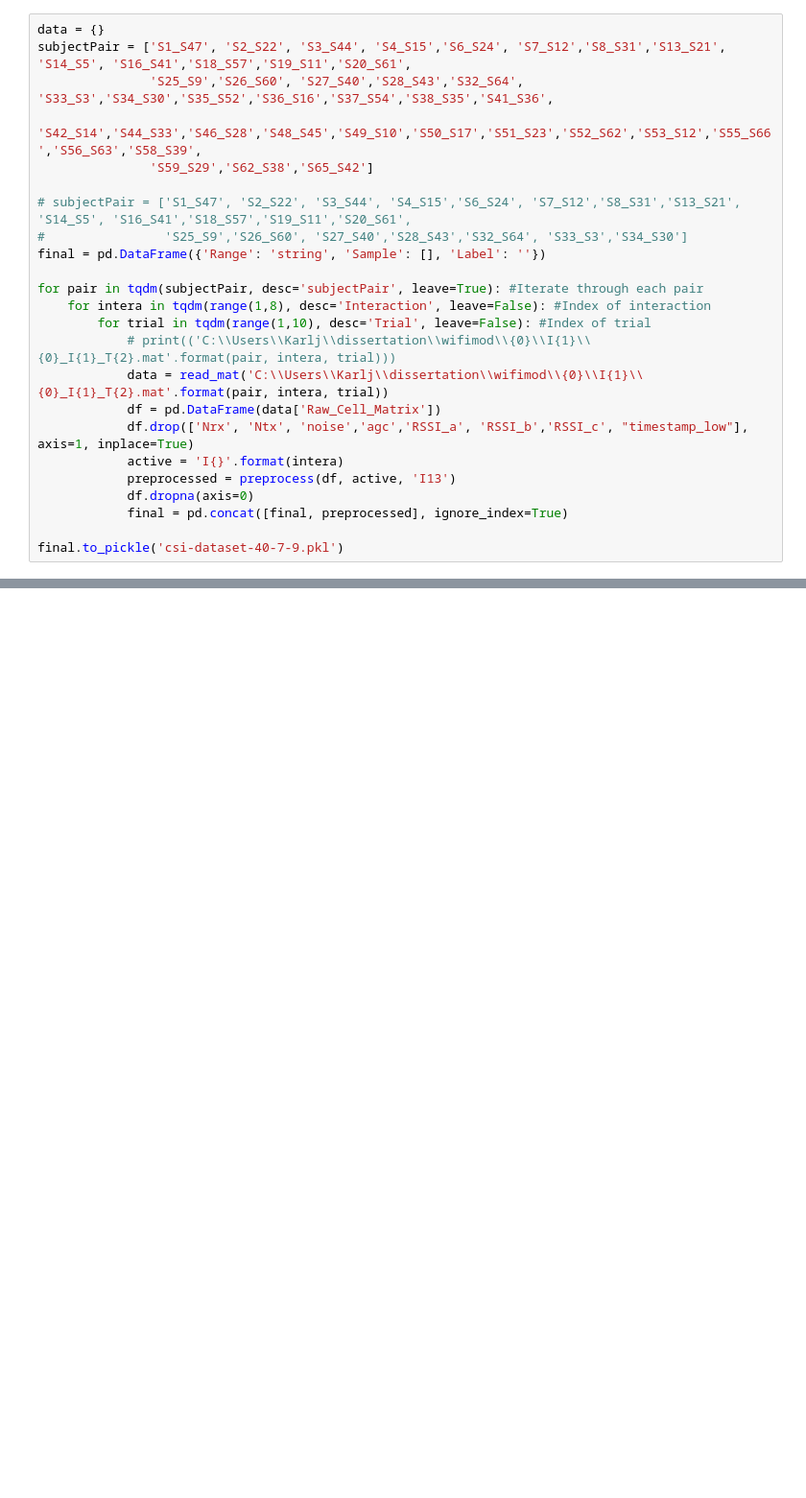
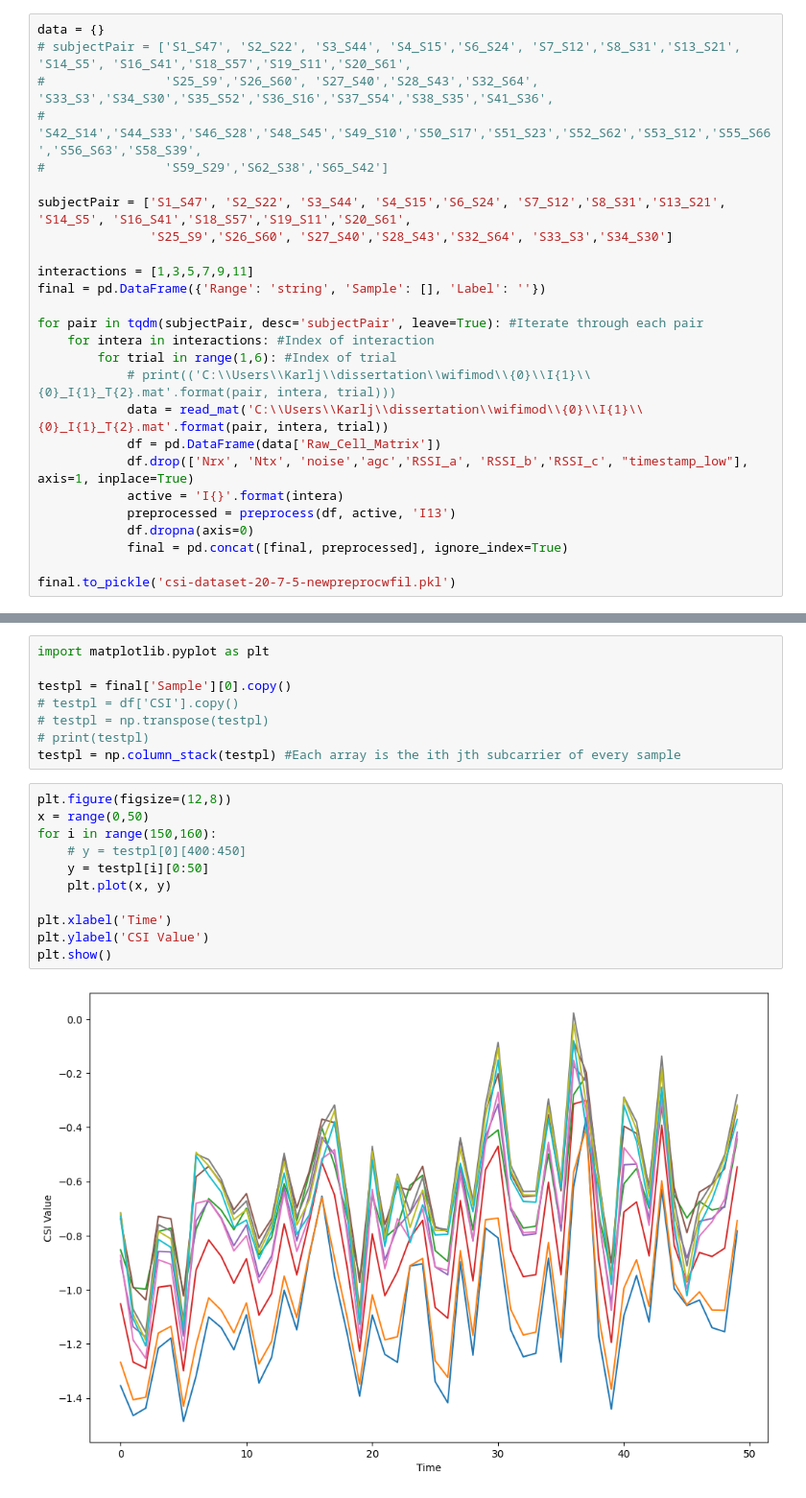
Before and after one commit to AloraTab/aat2000, a Jupyter notebook: Preprocessing.ipynb, the cells around one changed output, grey strips where cells are left out. Shown at 96% size. Drawn from its saved outputs; the diff is of its cells as text; blank space fills up the shorter version.

```diff
--- a/Preprocessing.ipynb
+++ b/Preprocessing.ipynb
@@ -84,18 +87,20 @@ def preprocess(df, active, steady):
     return preprocessed
 # %%
 data = {}
+# subjectPair = ['S1_S47', 'S2_S22', 'S3_S44', 'S4_S15','S6_S24', 'S7_S12','S8_S31','S13_S21', 'S14_S5', 'S16_S41','S18_S57','S19_S11','S20_S61',
+#                'S25_S9','S26_S60', 'S27_S40','S28_S43','S32_S64', 'S33_S3','S34_S30','S35_S52','S36_S16','S37_S54','S38_S35','S41_S36',
+#                'S42_S14','S44_S33','S46_S28','S48_S45','S49_S10','S50_S17','S51_S23','S52_S62','S53_S12','S55_S66','S56_S63','S58_S39',
+#                'S59_S29','S62_S38','S65_S42']
+
 subjectPair = ['S1_S47', 'S2_S22', 'S3_S44', 'S4_S15','S6_S24', 'S7_S12','S8_S31','S13_S21', 'S14_S5', 'S16_S41','S18_S57','S19_S11','S20_S61',
-               'S25_S9','S26_S60', 'S27_S40','S28_S43','S32_S64', 'S33_S3','S34_S30','S35_S52','S36_S16','S37_S54','S38_S35','S41_S36',
-               'S42_S14','S44_S33','S46_S28','S48_S45','S49_S10','S50_S17','S51_S23','S52_S62','S53_S12','S55_S66','S56_S63','S58_S39',
-               'S59_S29','S62_S38','S65_S42']
+               'S25_S9','S26_S60', 'S27_S40','S28_S43','S32_S64', 'S33_S3','S34_S30']
 
-# subjectPair = ['S1_S47', 'S2_S22', 'S3_S44', 'S4_S15','S6_S24', 'S7_S12','S8_S31','S13_S21', 'S14_S5', 'S16_S41','S18_S57','S19_S11','S20_S61',
-#                'S25_S9','S26_S60', 'S27_S40','S28_S43','S32_S64', 'S33_S3','S34_S30']
+interactions = [1,3,5,7,9,11]
 final = pd.DataFrame({'Range': 'string', 'Sample': [], 'Label': ''})
 
 for pair in tqdm(subjectPair, desc='subjectPair', leave=True): #Iterate through each pair
-    for intera in tqdm(range(1,8), desc='Interaction', leave=False): #Index of interaction
-        for trial in tqdm(range(1,10), desc='Trial', leave=False): #Index of trial
+    for intera in interactions: #Index of interaction
+        for trial in range(1,6): #Index of trial
             # print(('C:\\Users\\Karlj\\dissertation\\wifimod\\{0}\\I{1}\\{0}_I{1}_T{2}.mat'.format(pair, intera, trial)))
             data = read_mat('C:\\Users\\Karlj\\dissertation\\wifimod\\{0}\\I{1}\\{0}_I{1}_T{2}.mat'.format(pair, intera, trial))
             df = pd.DataFrame(data['Raw_Cell_Matrix'])
@@ -105,4 +110,4 @@ for pair in tqdm(subjectPair, desc='subjectPair', leave=True): #Iterate through
             df.dropna(axis=0)
             final = pd.concat([final, preprocessed], ignore_index=True)
 
-final.to_pickle('csi-dataset-40-7-9.pkl')
+final.to_pickle('csi-dataset-20-7-5-newpreprocwfil.pkl')
@@ -115,0 +123,21 @@ X = final['Sample']
+# %%
+import matplotlib.pyplot as plt
+
+testpl = final['Sample'][0].copy()
+# testpl = df['CSI'].copy()
+# testpl = np.transpose(testpl)
+# print(testpl)
+testpl = np.column_stack(testpl) #Each array is the ith jth subcarrier of every sample
+# %%
+plt.figure(figsize=(12,8))
+x = range(0,50)
+for i in range(150,160):
+    # y = testpl[0][400:450]
+    y = testpl[i][0:50]
+    plt.plot(x, y)
+
+plt.xlabel('Time')
+plt.ylabel('CSI Value')
+plt.show()
+# %% [output]
+[figure, added]
```
Also changed, not shown: parts of 6 cells of this notebook, 1 other file.
